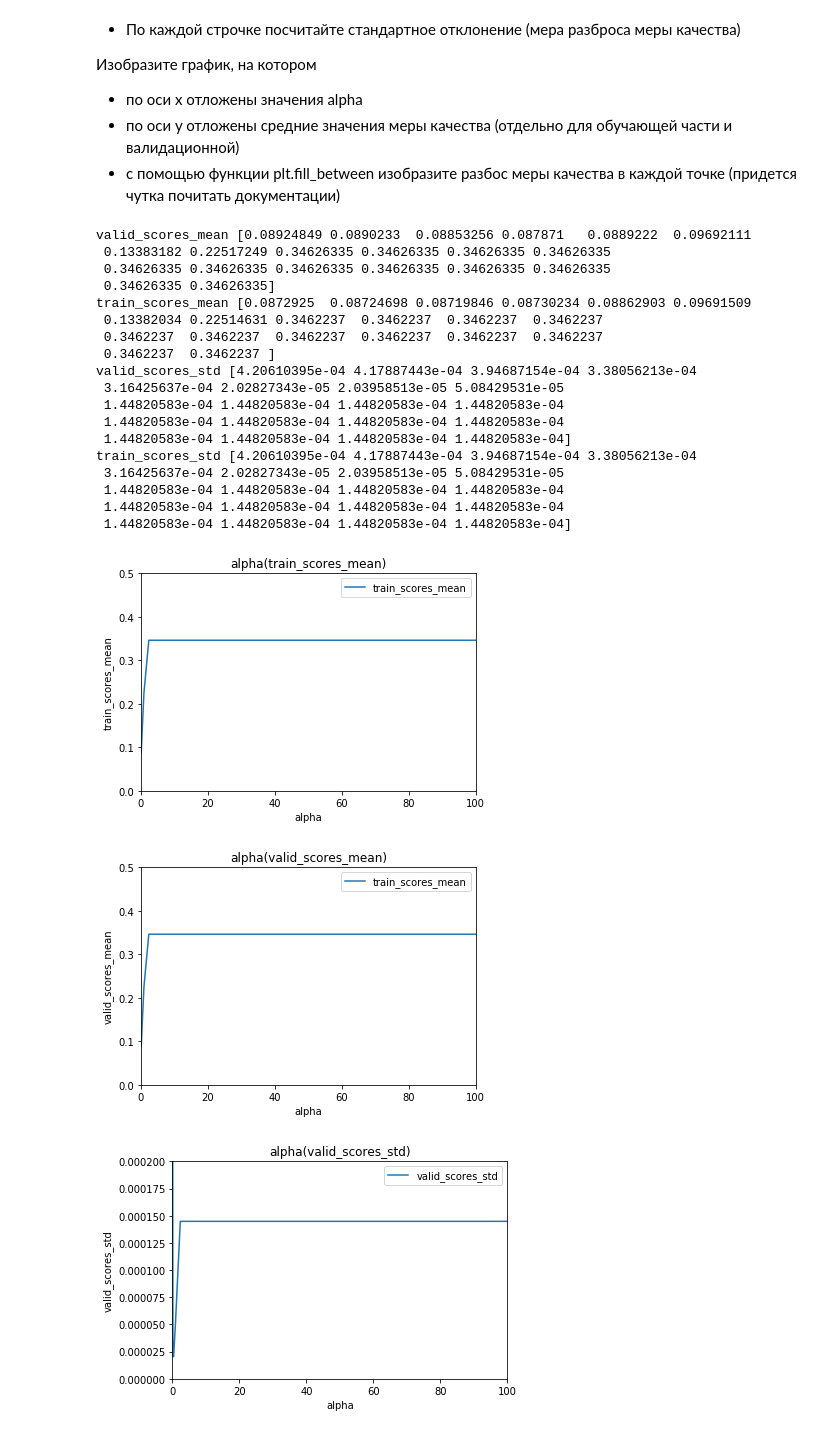
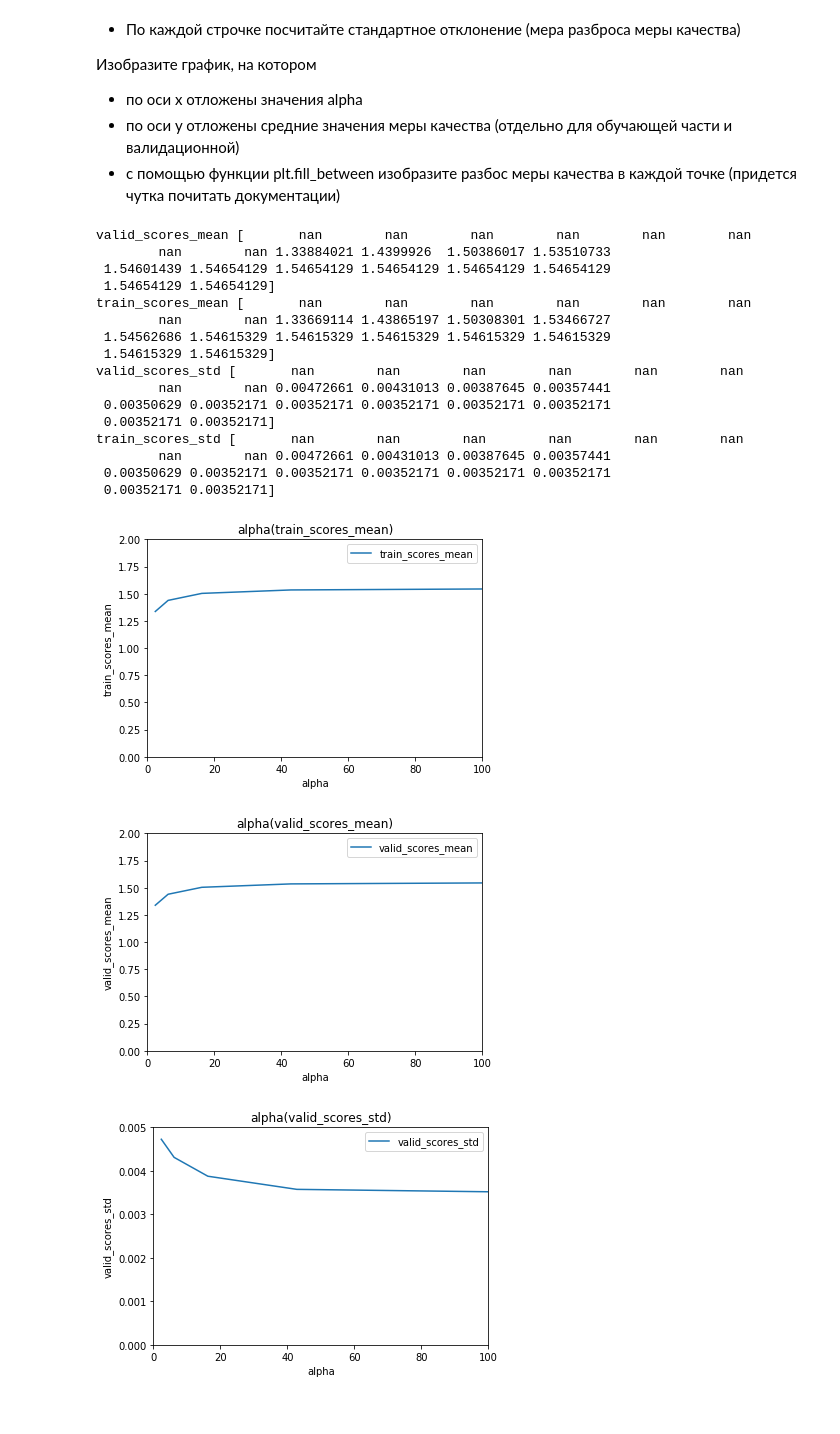
Before and after one commit to Igorigorizh/sfml, a Jupyter notebook: HW_03/regression-skillfactory-hw.ipynb, the cells around one changed output. Saved outputs shown, nothing was run; the diff lists cells and outputs as text; code cells hidden in the pictures.

```diff
--- a/HW_03/regression-skillfactory-hw.ipynb
+++ b/HW_03/regression-skillfactory-hw.ipynb
@@ -343,7 +343,7 @@ def prepare_features(df, target_feature=y_label):
 # %% [markdown]
 Сделаем не простое разбиение на обучение и контроль а такую, что в контрольной и обучающей выборке будет примерно одинаковое распределение по году-месяцу
 # %%
-y_label = 'season'
+y_label = 'registered'
 df_clean = df.pipe(prepare_features, y_label)
 y_clean = df_clean[y_label].values
 #  удаляем столбец целевых значений
@@ -521,24 +521,22 @@ print('train_scores_mean',train_scores_mean)
 print('valid_scores_std',valid_scores_std)
 print('train_scores_std',train_scores_std)
 # %% [output]
-valid_scores_mean [0.08924849 0.0890233  0.08853256 0.087871   0.0889222  0.09692111
- 0.13383182 0.22517249 0.34626335 0.34626335 0.34626335 0.34626335
- 0.34626335 0.34626335 0.34626335 0.34626335 0.34626335 0.34626335
- 0.34626335 0.34626335]
-train_scores_mean [0.0872925  0.08724698 0.08719846 0.08730234 0.08862903 0.09691509
- 0.13382034 0.22514631 0.3462237  0.3462237  0.3462237  0.3462237
- 0.3462237  0.3462237  0.3462237  0.3462237  0.3462237  0.3462237
- 0.3462237  0.3462237 ]
-valid_scores_std [4.20610395e-04 4.17887443e-04 3.94687154e-04 3.38056213e-04
- 3.16425637e-04 2.02827343e-05 2.03958513e-05 5.08429531e-05
- 1.44820583e-04 1.44820583e-04 1.44820583e-04 1.44820583e-04
- 1.44820583e-04 1.44820583e-04 1.44820583e-04 1.44820583e-04
- 1.44820583e-04 1.44820583e-04 1.44820583e-04 1.44820583e-04]
-train_scores_std [4.20610395e-04 4.17887443e-04 3.94687154e-04 3.38056213e-04
- 3.16425637e-04 2.02827343e-05 2.03958513e-05 5.08429531e-05
- 1.44820583e-04 1.44820583e-04 1.44820583e-04 1.44820583e-04
- 1.44820583e-04 1.44820583e-04 1.44820583e-04 1.44820583e-04
- 1.44820583e-04 1.44820583e-04 1.44820583e-04 1.44820583e-04]
+valid_scores_mean [       nan        nan        nan        nan        nan        nan
+        nan        nan 1.33884021 1.4399926  1.50386017 1.53510733
+ 1.54601439 1.54654129 1.54654129 1.54654129 1.54654129 1.54654129
+ 1.54654129 1.54654129]
+train_scores_mean [       nan        nan        nan        nan        nan        nan
+        nan        nan 1.33669114 1.43865197 1.50308301 1.53466727
+ 1.54562686 1.54615329 1.54615329 1.54615329 1.54615329 1.54615329
+ 1.54615329 1.54615329]
+valid_scores_std [       nan        nan        nan        nan        nan        nan
+        nan        nan 0.00472661 0.00431013 0.00387645 0.00357441
+ 0.00350629 0.00352171 0.00352171 0.00352171 0.00352171 0.00352171
+ 0.00352171 0.00352171]
+train_scores_std [       nan        nan        nan        nan        nan        nan
+        nan        nan 0.00472661 0.00431013 0.00387645 0.00357441
+ 0.00350629 0.00352171 0.00352171 0.00352171 0.00352171 0.00352171
+ 0.00352171 0.00352171]
 # %%
 #График alpha(train_scores_mean)
 plt.plot(alpha_range, train_scores_mean, label='train_scores_mean')
@@ -547,31 +545,31 @@ plt.ylabel('train_scores_mean')
 plt.title('alpha(train_scores_mean)')
 plt.legend()
 plt.xlim(0, 100);
-plt.ylim(0, .5);
+plt.ylim(0, 2);
 # %% [output]
-[figure, old version]
+[figure, new version]
 # %%
 #График alpha(valid_scores_mean)
-plt.plot(alpha_range, valid_scores_mean, label='train_scores_mean')
+plt.plot(alpha_range, valid_scores_mean, label='valid_scores_mean')
 plt.xlabel('alpha')
 plt.ylabel('valid_scores_mean')
 plt.title('alpha(valid_scores_mean)')
 plt.legend()
 plt.xlim(0, 100);
-plt.ylim(0, .5);
+plt.ylim(0, 2);
 # %% [output]
-[figure, old version]
+[figure, new version]
 # %%
 #График alpha(valid_scores_std)
 plt.plot(alpha_range, valid_scores_std, label='valid_scores_std')
 plt.xlabel('alpha')
 plt.ylabel('valid_scores_std')
 plt.title('alpha(valid_scores_std)')
 plt.legend()
 plt.xlim(0, 100);
-plt.ylim(0, 0.0002);
+plt.ylim(0, 0.005);
 # %% [output]
-[figure, old version]
+[figure, new version]
 # %%
 #График alpha(train_scores_std)
 plt.plot(alpha_range, train_scores_std, label='train_scores_std')
```
Also changed, not shown: parts of 9 cells of this notebook.
